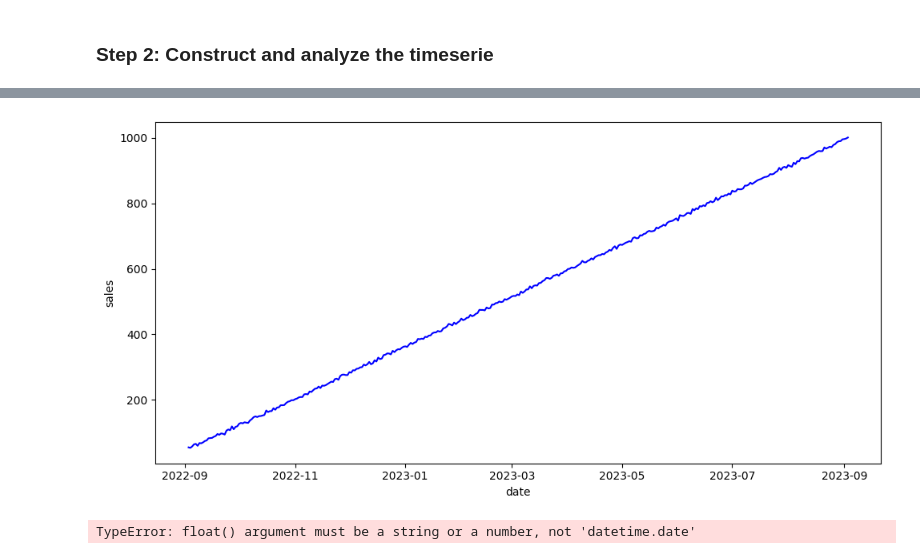
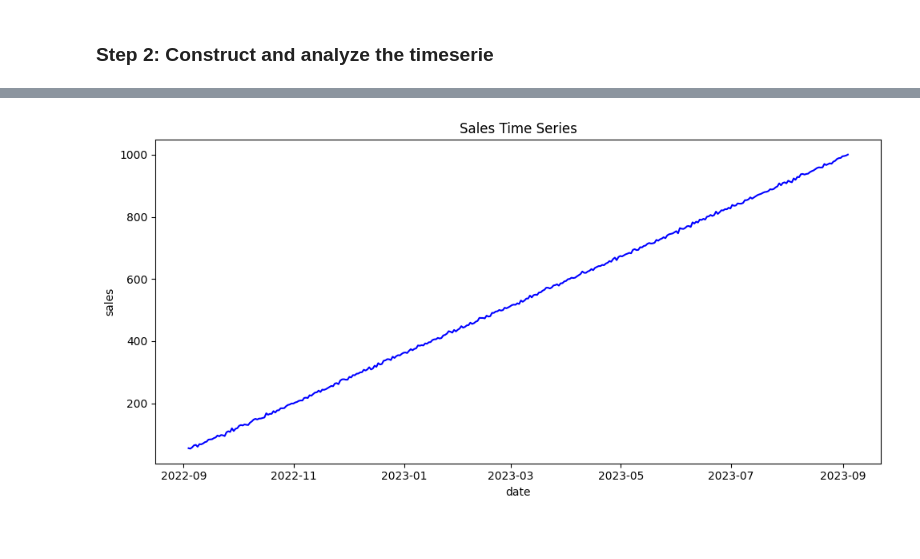
Before and after one commit to fevc08/alternative_time_series_project, a Jupyter notebook: src/explore.ipynb, the cells around one changed output, grey strips where cells are left out. Saved outputs shown, nothing was run; the diff lists cells and outputs as text; code cells hidden in the pictures.

Commit message:
Time serie forecated

```diff
--- a/src/explore.ipynb
+++ b/src/explore.ipynb
@@ -24,7 +32,8 @@ sales_df.head()
 # %% [markdown]
 ### **Step 2:** Construct and analyze the timeserie
 # %%
-# Remove the time from the colum date in the dataframe
-sales_df['date'] = pd.to_datetime(sales_df['date']).dt.date
-sales_df.head()
+# Set the 'date' column as the index
+sales_df['date'] = pd.to_datetime(sales_df['date'])
+sales_df.set_index('date', inplace=True)
+sales_df
 # %% [output]
@@ -37,20 +54,10 @@ sales_df.head()
 # %%
 # Analysis of the time serie
-# Plot the dataframe
-fig, ax = plt.subplots(figsize = (10, 5))
-
-sns.lineplot(data = sales_df, x = 'date', y = 'sales', color = 'blue')
-sns
+# Plot the time series
+plt.figure(figsize=(10, 5))
+sns.lineplot(data=sales_df, x=sales_df.index, y='sales', color='blue')
+plt.title('Sales Time Series')
 plt.tight_layout()
-
-# Show the plot
 plt.show()
 # %% [output]
-[figure, old version]
+[figure, new version]
-# %%
-# Tren analysis
-# define the descomposition variable
-decomposition = seasonal_decompose(sales_df, period = 12)
-decomposition
-# %% [output]
-TypeError: float() argument must be a string or a number, not 'datetime.date'
```
Also changed, not shown: parts of 19 cells of this notebook, 1 other file.
